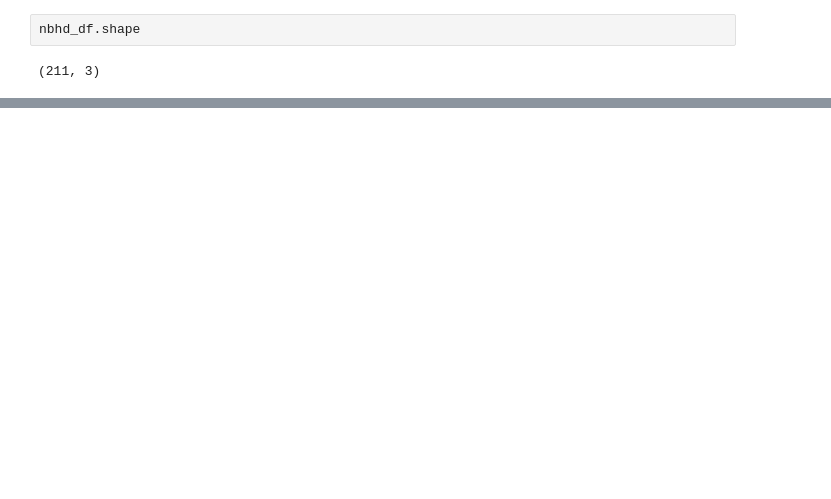
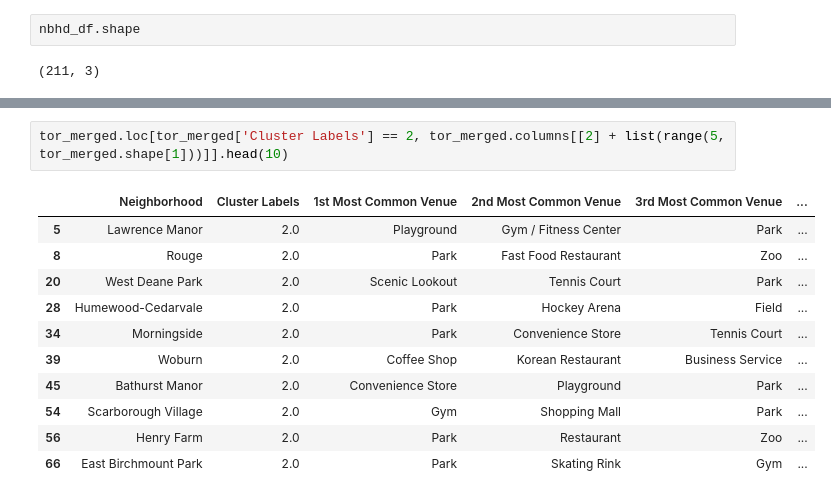
Before and after one commit to Fradley/Coursera_Capstone, a Jupyter notebook: Neighborhoods_in_Toronto.ipynb, the cells around one changed output, grey strips where cells are left out. Drawn from its saved outputs; the diff is of its cells as text; blank space fills up the shorter version.

```diff
--- a/Neighborhoods_in_Toronto.ipynb
+++ b/Neighborhoods_in_Toronto.ipynb
@@ -68,0 +385,14 @@ nbhd_df.shape
+# %%
+tor_merged.loc[tor_merged['Cluster Labels'] == 2, tor_merged.columns[[2] + list(range(5, tor_merged.shape[1]))]].head(10)
+# %% [output]
+|  | Neighborhood | Cluster Labels | 1st Most Common Venue | 2nd Most Common Venue | 3rd Most Common Venue | ... |
+| 5 | Lawrence Manor | 2.0 | Playground | Gym / Fitness Center | Park | ... |
+| 8 | Rouge | 2.0 | Park | Fast Food Restaurant | Zoo | ... |
+| 20 | West Deane Park | 2.0 | Scenic Lookout | Tennis Court | Park | ... |
+| 28 | Humewood-Cedarvale | 2.0 | Park | Hockey Arena | Field | ... |
+| 34 | Morningside | 2.0 | Park | Convenience Store | Tennis Court | ... |
+| 39 | Woburn | 2.0 | Coffee Shop | Korean Restaurant | Business Service | ... |
+| 45 | Bathurst Manor | 2.0 | Convenience Store | Playground | Park | ... |
+| 54 | Scarborough Village | 2.0 | Gym | Shopping Mall | Park | ... |
+| 56 | Henry Farm | 2.0 | Park | Restaurant | Zoo | ... |
+| 66 | East Birchmount Park | 2.0 | Park | Skating Rink | Gym | ... |
```
Also changed, not shown: parts of 44 cells of this notebook.
